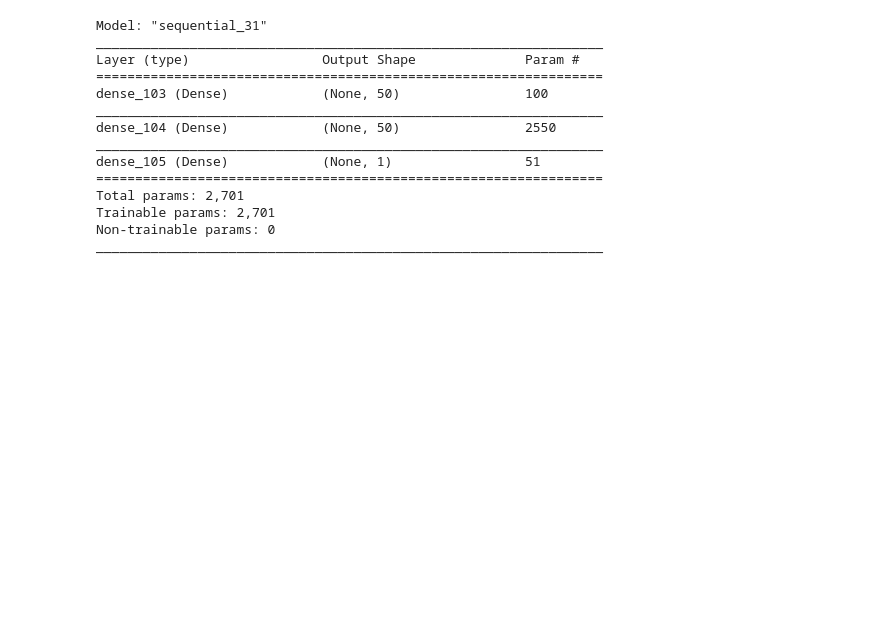
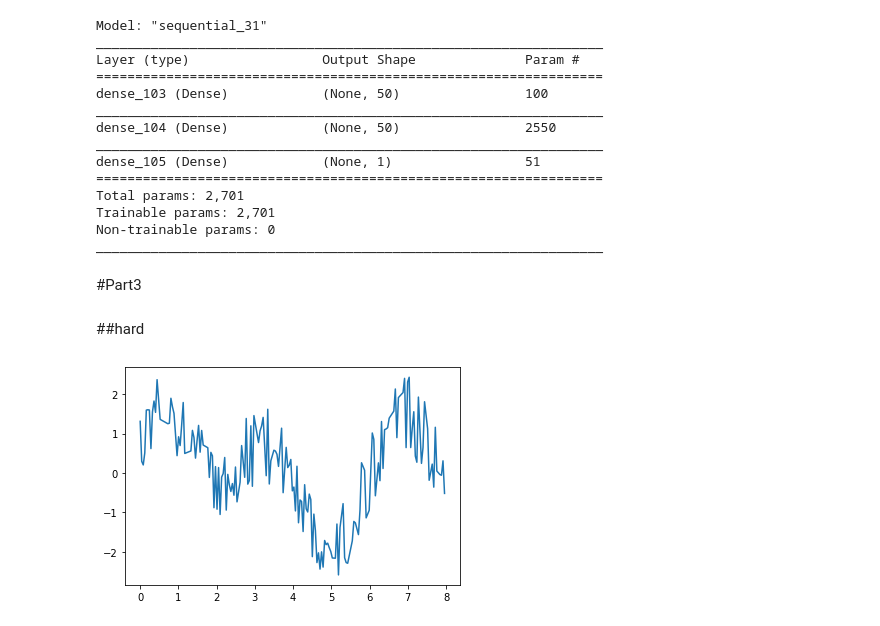
Before and after one commit to mahsaghn/MLP, a Jupyter notebook: mlp123.ipynb, the cells around one changed output. Drawn from its saved outputs; the diff is of its cells as text; code cells hidden in the pictures; blank space fills up the shorter version.

Commit message:
High noise value ,

```diff
--- a/mlp123.ipynb
+++ b/mlp123.ipynb
@@ -342,3 +342,38 @@ Total params: 2,701
 Trainable params: 2,701
 Non-trainable params: 0
 _________________________________________________________________
+# %% [markdown]
+#Part3
+# %% [markdown]
+##hard
+# %%
+sampel_num = 200
+noise_rainge =1
+testsample = np.int(sampel_num*0.2)
+xhard_o = np.linspace(0,8,sampel_num)
+yhard_o =np.sin(xhard_o) + np.sin(xhard_o*2+3.14/4)
+xhard = np.linspace(0,8,sampel_num)
+index = np.random.randint(0,sampel_num,testsample)
+index = np.sort(index)
+x_trainh = []
+x_testh = []
+for i in range(sampel_num):
+  if i not in index:
+    x_trainh.append(xhard[i])
+  else:
+    x_testh.append(xhard[i])
+
+x_testh = np.array(x_testh)
+y_testh = np.sin(x_testh) + np.sin(x_testh*2+3.14/4)
+
+x_trainh = np.array(x_trainh)
+noise = np.random.uniform(-1*noise_rainge,noise_rainge,x_trainh.shape[0])
+# np.random.shuffle(x_trainh)
+y_trainh = np.sin(x_trainh) + np.sin(x_trainh*2+3.14/4)
+y_trainh+= noise
+
+
+plt.plot(x_trainh,y_trainh)
+plt.show()
+# %% [output]
+[figure, added]
```
Also changed, not shown: parts of 2 cells of this notebook.
